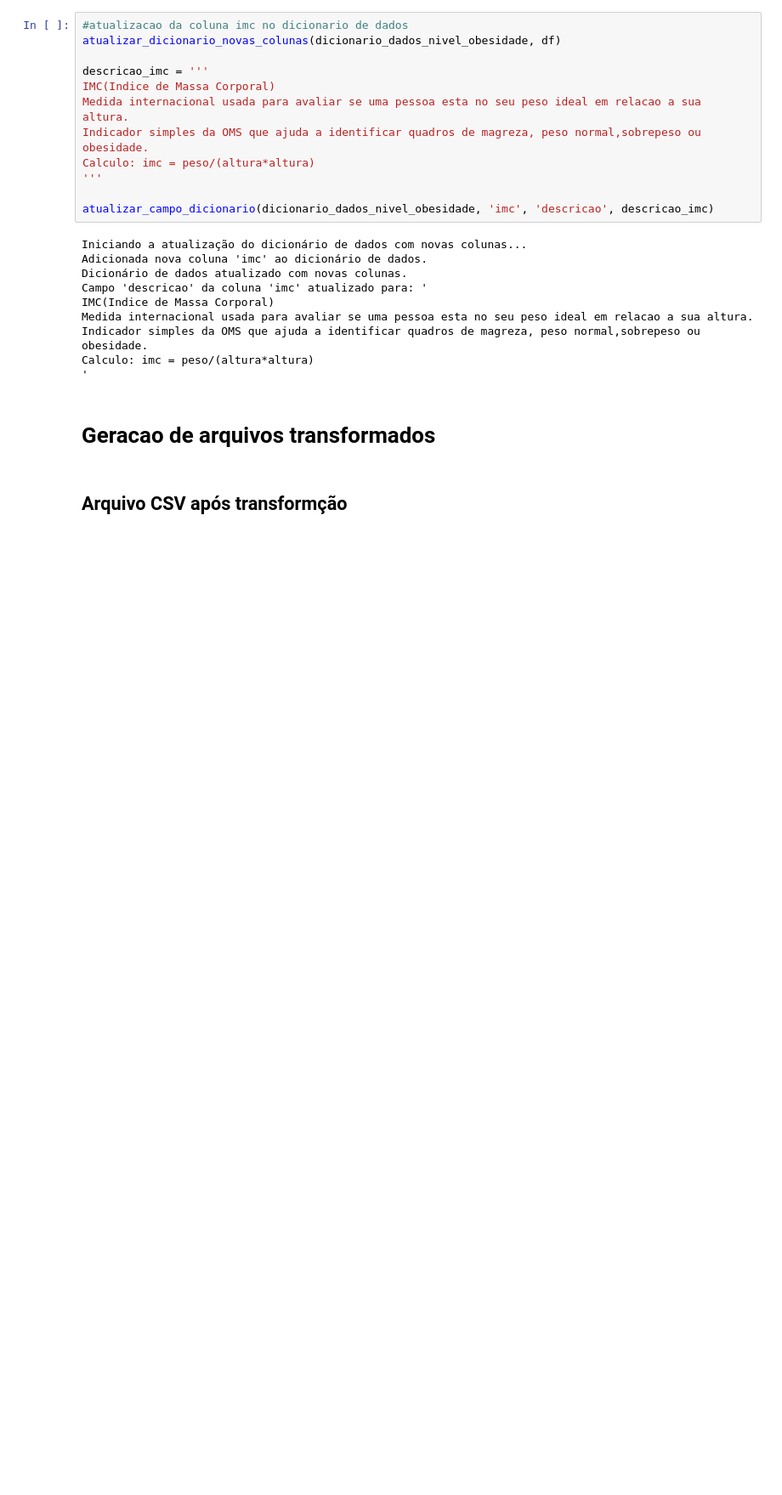
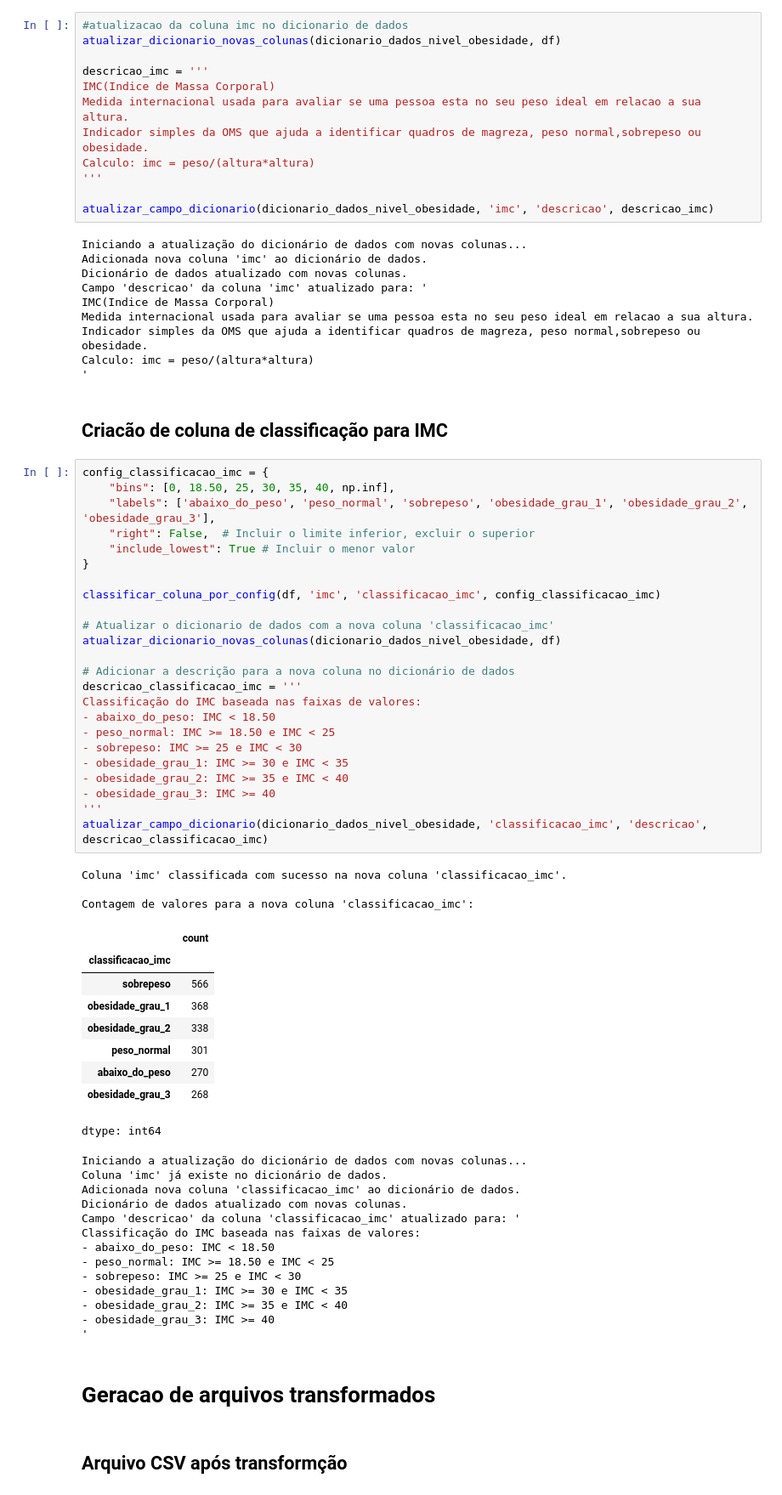
Before and after one commit to fiapdatanalytics/tech-challenge4, a Jupyter notebook: tech_challenge_4_data_viz_and_production_models.ipynb, the cells around one changed output. Shown at 85% size. Drawn from its saved outputs; the diff is of its cells as text; blank space fills up the shorter version.

```diff
--- a/tech_challenge_4_data_viz_and_production_models.ipynb
+++ b/tech_challenge_4_data_viz_and_production_models.ipynb
@@ -910,6 +1014,58 @@ Medida internacional usada para avaliar se uma pessoa esta no seu peso ideal em
 Indicador simples da OMS que ajuda a identificar quadros de magreza, peso normal,sobrepeso ou obesidade.
 Calculo: imc = peso/(altura*altura)
 '
+# %% [markdown]
+## **Criacão de coluna de classificação para IMC**
+# %%
+config_classificacao_imc = {
+    "bins": [0, 18.50, 25, 30, 35, 40, np.inf],
+    "labels": ['abaixo_do_peso', 'peso_normal', 'sobrepeso', 'obesidade_grau_1', 'obesidade_grau_2', 'obesidade_grau_3'],
+    "right": False,  # Incluir o limite inferior, excluir o superior
+    "include_lowest": True # Incluir o menor valor
+}
+
+classificar_coluna_por_config(df, 'imc', 'classificacao_imc', config_classificacao_imc)
+
+# Atualizar o dicionario de dados com a nova coluna 'classificacao_imc'
+atualizar_dicionario_novas_colunas(dicionario_dados_nivel_obesidade, df)
+
+# Adicionar a descrição para a nova coluna no dicionário de dados
+descricao_classificacao_imc = '''
+Classificação do IMC baseada nas faixas de valores:
+- abaixo_do_peso: IMC < 18.50
+- peso_normal: IMC >= 18.50 e IMC < 25
+- sobrepeso: IMC >= 25 e IMC < 30
+- obesidade_grau_1: IMC >= 30 e IMC < 35
+- obesidade_grau_2: IMC >= 35 e IMC < 40
+- obesidade_grau_3: IMC >= 40
+'''
+atualizar_campo_dicionario(dicionario_dados_nivel_obesidade, 'classificacao_imc', 'descricao', descricao_classificacao_imc)
+# %% [output]
+Coluna 'imc' classificada com sucesso na nova coluna 'classificacao_imc'.
+
+Contagem de valores para a nova coluna 'classificacao_imc':
+|  | count |
+| classificacao_imc |  |
+| sobrepeso | 566 |
+| obesidade_grau_1 | 368 |
+| obesidade_grau_2 | 338 |
+| peso_normal | 301 |
+| abaixo_do_peso | 270 |
+| obesidade_grau_3 | 268 |
+dtype: int64
+Iniciando a atualização do dicionário de dados com novas colunas...
+Coluna 'imc' já existe no dicionário de dados.
+Adicionada nova coluna 'classificacao_imc' ao dicionário de dados.
+Dicionário de dados atualizado com novas colunas.
+Campo 'descricao' da coluna 'classificacao_imc' atualizado para: '
+Classificação do IMC baseada nas faixas de valores:
+- abaixo_do_peso: IMC < 18.50
+- peso_normal: IMC >= 18.50 e IMC < 25
+- sobrepeso: IMC >= 25 e IMC < 30
+- obesidade_grau_1: IMC >= 30 e IMC < 35
+- obesidade_grau_2: IMC >= 35 e IMC < 40
+- obesidade_grau_3: IMC >= 40
+'
 # %% [markdown]
 # **Geracao de arquivos transformados**
 # %% [markdown]
```
Also changed, not shown: parts of 11 cells of this notebook.
